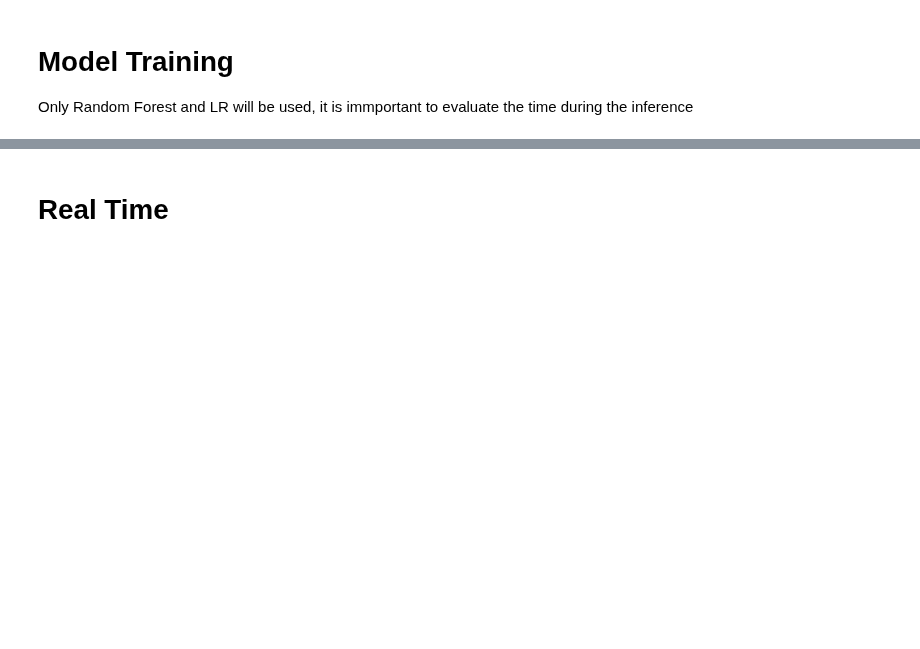
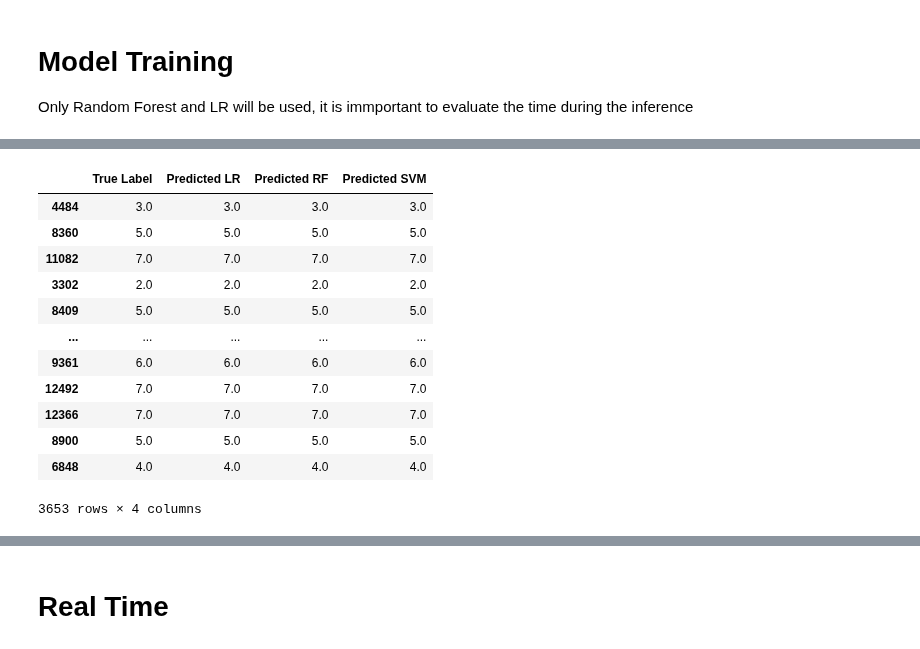
Before and after one commit to juannquinones/HandHygiene, a Jupyter notebook: Example.ipynb, the cells around one changed output, grey strips where cells are left out. Drawn from its saved outputs; the diff is of its cells as text; code cells hidden in the pictures; blank space fills up the shorter version.

Commit message:
nuevo modelo

```diff
--- a/Example.ipynb
+++ b/Example.ipynb
@@ -356,13 +389,13 @@ def load_and_predict(model_file, X_test):
     return y_pred
 
 # Cargar datos
-df_hands = pd.read_csv('../Data/TrainingData/Points_06032024.csv')
+df_hands = pd.read_csv('Data/TrainingData/Points_10102024.csv')
 X = df_hands.drop('class', axis=1)
 y = df_hands['class']
 X_train, X_test, y_train, y_test = train_test_split(X, y, test_size=0.2, random_state=42)
 
 # Archivos de modelos y nombres de modelos
-model_files = ['../Data/Models/lr_260624.pkl', '../Data/Models/rf_260624.pkl', '../Data/Models/svm_260624.pkl']
+model_files = ['Data/Models/lr_10102024.pkl', 'Data/Models/rf_10102024.pkl', 'Data/Models/svm_10102024.pkl']
 models = ['LR', 'RF', 'SVM']
 
 # DataFrames para almacenar las etiquetas verdaderas y las predicciones
@@ -373,23 +406,22 @@ for model_file, model_name in zip(model_files, models):
     y_pred = load_and_predict(model_file, X_test)
     results_df[f'Predicted {model_name}'] = y_pred
 
-# Función para visualizar las matrices de confusión
-def plot_confusion_matrices(df, model_names):
-    fig, axes = plt.subplots(1, 3, figsize=(15, 5))  # Crear una fila de 3 subplots
+# Función para visualizar y guardar las matrices de confusión individualmente
+def save_confusion_matrix(y_test, y_pred, model_name):
+    cm = confusion_matrix(y_test, y_pred)
+    plt.figure(figsize=(7, 5))
+    sns.heatmap(cm, annot=True, fmt='d', cmap='Blues', annot_kws={"size": 12, "weight": "bold"})  # Ajustes para números grandes y en negrita
+    plt.xlabel('Predicted', fontsize=12, fontweight='bold')  # Ajuste para el nombre del eje x en negrita
+    plt.ylabel('True', fontsize=12, fontweight='bold')  # Ajuste para el nombre del eje y en negrita
+    plt.title(f'Confusion Matrix for {model_name}', fontsize=14)
+    plt.savefig(f'{model_name}_confusion_matrix.png')
+    plt.close()
+    print(f"Confusion matrix saved for {model_name}.")
 
-    for i, model_name in enumerate(model_names):
-        cm = confusion_matrix(df['True Label'], df[f'Predicted {model_name}'])
-        sns.heatmap(cm, annot=True, fmt='d', cmap='Blues', cbar=False, annot_kws={"size": 12}, ax=axes[i])
-        axes[i].set_xlabel('Predicted', fontsize=12)
-        axes[i].set_ylabel('True', fontsize=12)
-        axes[i].set_title(f'Confusion Matrix for {model_name}', fontsize=14)
+# Guardar las matrices de confusión para cada modelo
+for model_name in models:
+    y_pred = results_df[f'Predicted {model_name}']
+    save_confusion_matrix(y_test, y_pred, model_name)
 
-    plt.tight_layout()
-    plt.savefig('combined_confusion_matrices.png')  # Guardar la figura combinada
-    plt.show()
-
-# Visualizar las matrices de confusión combinadas
-plot_confusion_matrices(results_df, models)
-
-print("Matrices de confusión combinadas guardadas en 'combined_confusion_matrices.png'.")
+print("Matrices de confusión guardadas individualmente.")
 # %% [output]
@@ -453,2 +432,18 @@ Matrices de confusión guardadas individualmente.
+# %%
+results_df
+# %% [output]
+|  | True Label | Predicted LR | Predicted RF | Predicted SVM |
+| 4484 | 3.0 | 3.0 | 3.0 | 3.0 |
+| 8360 | 5.0 | 5.0 | 5.0 | 5.0 |
+| 11082 | 7.0 | 7.0 | 7.0 | 7.0 |
+| 3302 | 2.0 | 2.0 | 2.0 | 2.0 |
+| 8409 | 5.0 | 5.0 | 5.0 | 5.0 |
+| ... | ... | ... | ... | ... |
+| 9361 | 6.0 | 6.0 | 6.0 | 6.0 |
+| 12492 | 7.0 | 7.0 | 7.0 | 7.0 |
+| 12366 | 7.0 | 7.0 | 7.0 | 7.0 |
+| 8900 | 5.0 | 5.0 | 5.0 | 5.0 |
+| 6848 | 4.0 | 4.0 | 4.0 | 4.0 |
+3653 rows × 4 columns
 # %%
 #df_hands = pd.read_csv(PATH + r'\\Data\\TrainingData\\Points_21012024.csv')
```
Also changed, not shown: parts of 22 cells of this notebook, 21 other files.
